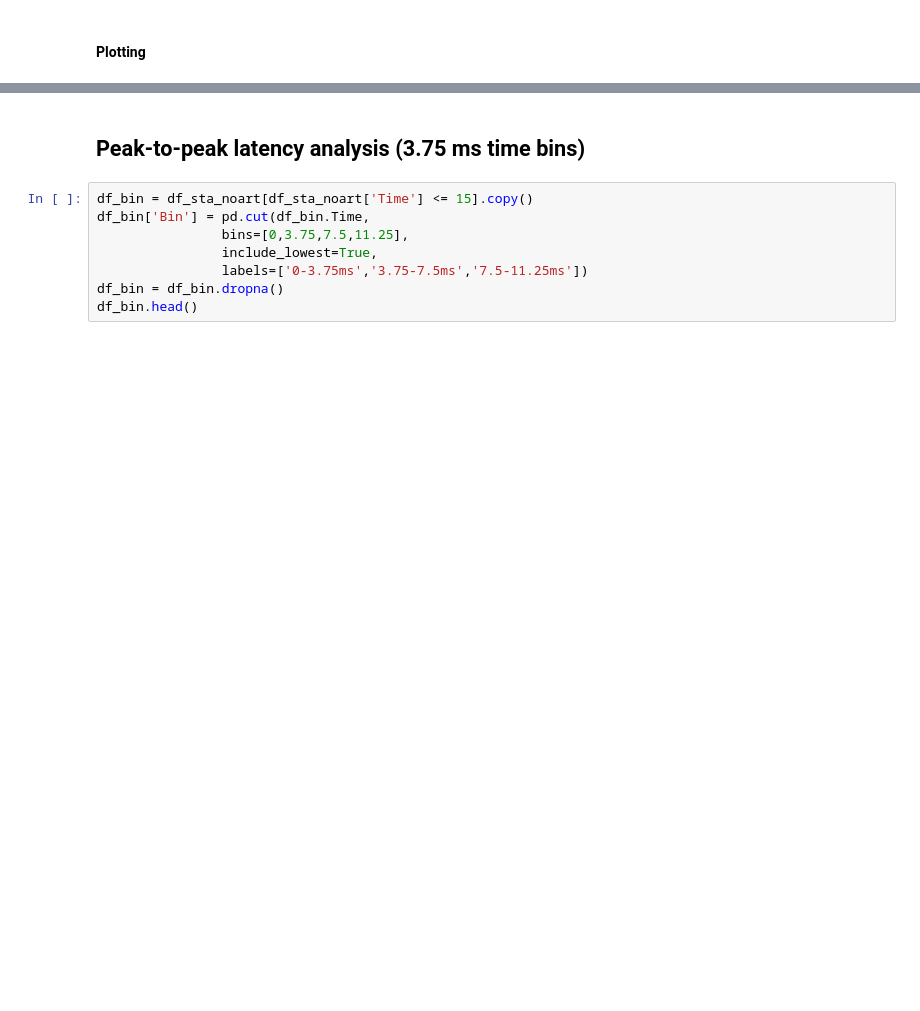
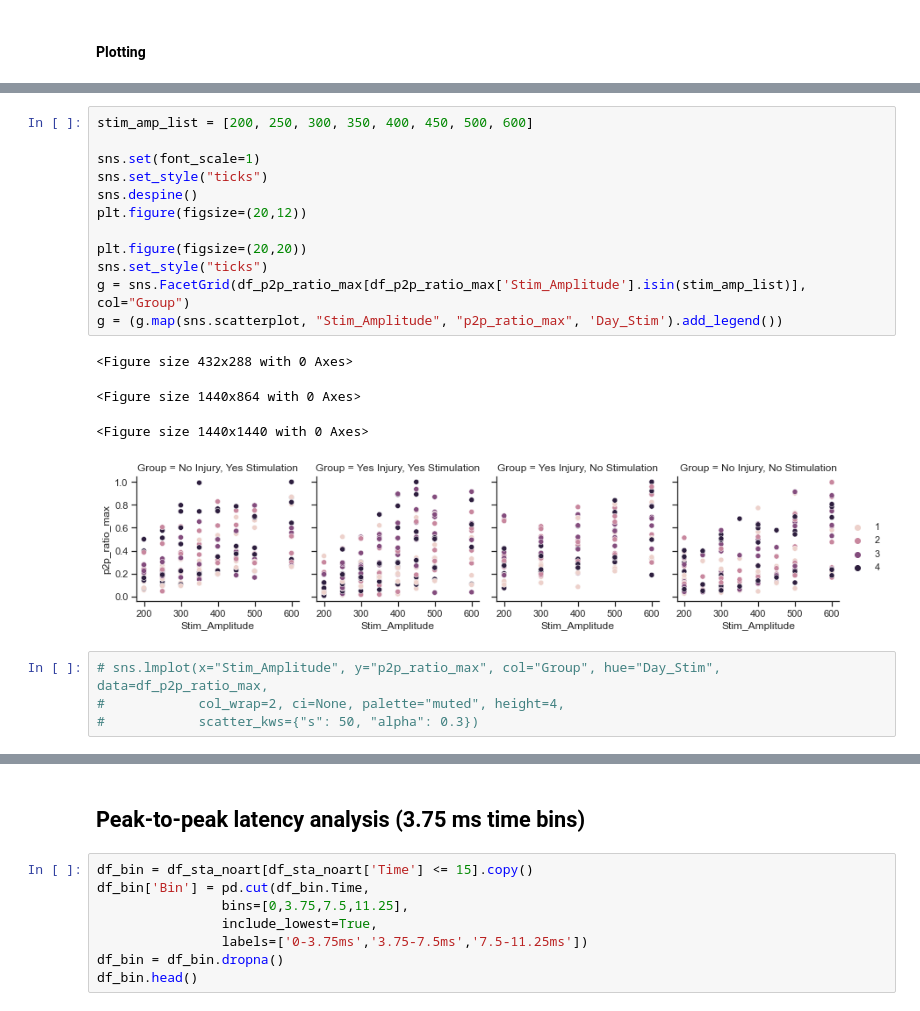
Before and after one commit to IanGMalone/Evoked_Potential_Analysis, a Jupyter notebook: Motor Evoked Potential Analyses.ipynb, the cells around one changed output, grey strips where cells are left out. Saved outputs shown, nothing was run; the diff lists cells and outputs as text; blank space fills up the shorter version.

```diff
--- a/Motor Evoked Potential Analyses.ipynb
+++ b/Motor Evoked Potential Analyses.ipynb
@@ -206,0 +315,21 @@ df_p2p_ratio_max.groupby(['Animal'])['Day_Stim'].unique()
+# %%
+stim_amp_list = [200, 250, 300, 350, 400, 450, 500, 600]
+
+sns.set(font_scale=1)
+sns.set_style("ticks")
+sns.despine()
+plt.figure(figsize=(20,12))
+
+plt.figure(figsize=(20,20))
+sns.set_style("ticks")
+g = sns.FacetGrid(df_p2p_ratio_max[df_p2p_ratio_max['Stim_Amplitude'].isin(stim_amp_list)], col="Group")
+g = (g.map(sns.scatterplot, "Stim_Amplitude", "p2p_ratio_max", 'Day_Stim').add_legend())
+# %% [output]
+<Figure size 432x288 with 0 Axes>
+<Figure size 1440x864 with 0 Axes>
+<Figure size 1440x1440 with 0 Axes>
+[figure, added]
+# %%
+# sns.lmplot(x="Stim_Amplitude", y="p2p_ratio_max", col="Group", hue="Day_Stim", data=df_p2p_ratio_max,
+#            col_wrap=2, ci=None, palette="muted", height=4,
+#            scatter_kws={"s": 50, "alpha": 0.3})
```
Also changed, not shown: parts of 34 cells of this notebook.
